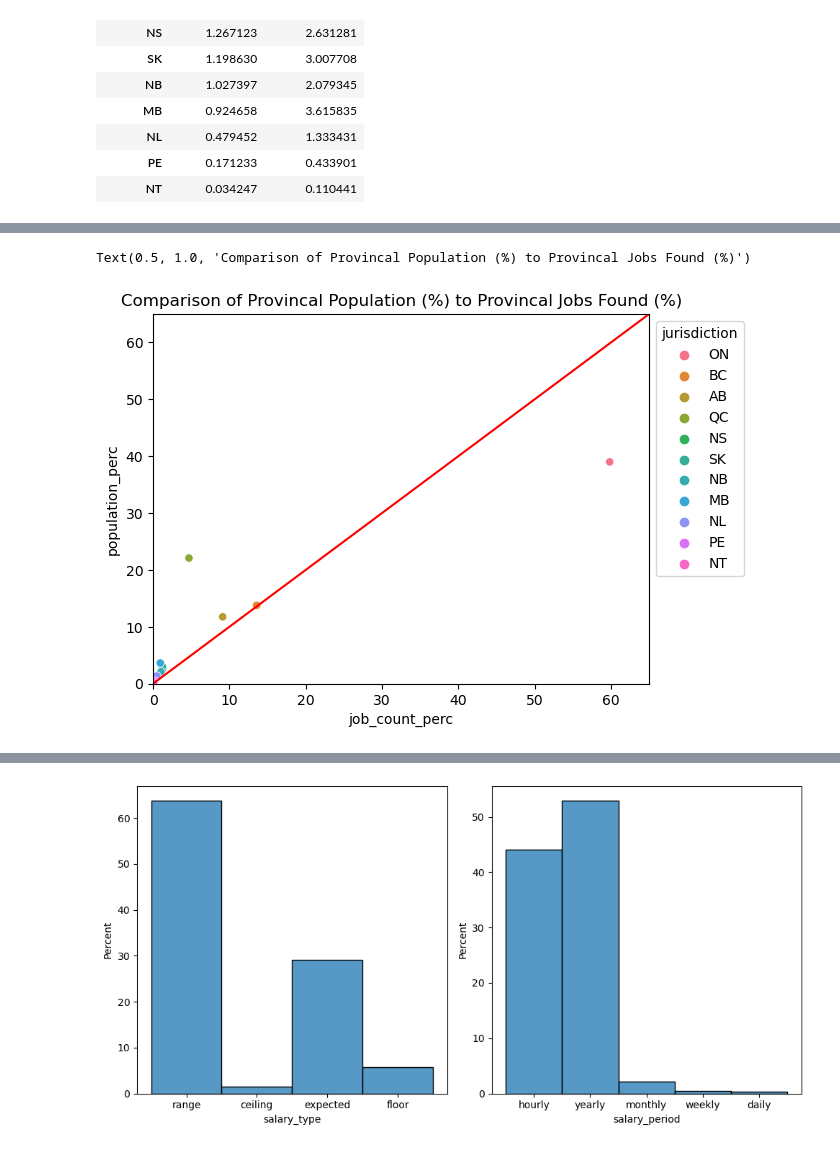
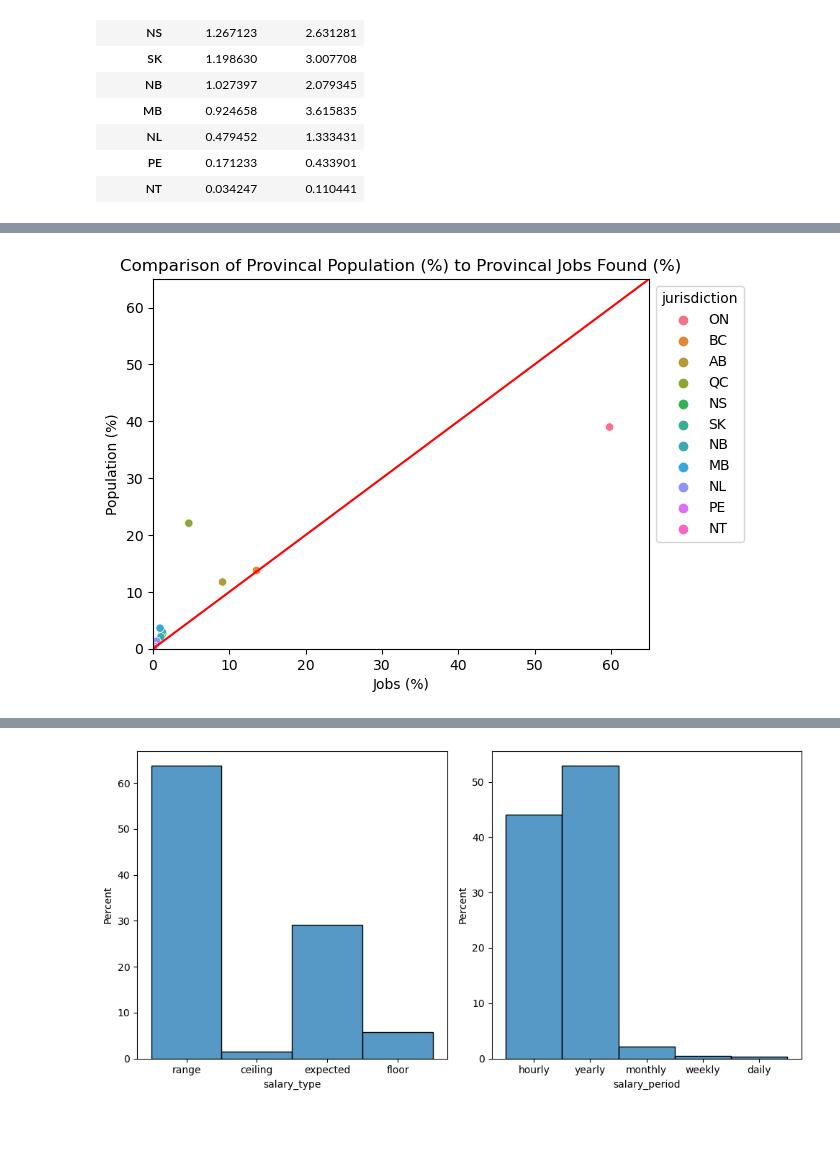
Before and after one commit to pkrishen/Data-Job-Analysis, a Jupyter notebook: Job_Data_Analysis.ipynb, the cells around one changed output, grey strips where cells are left out. Saved outputs shown, nothing was run; the diff lists cells and outputs as text; code cells hidden in the pictures.

```diff
--- a/Job_Data_Analysis.ipynb
+++ b/Job_Data_Analysis.ipynb
@@ -143,16 +159,19 @@ population_merged.head()
 # %%
 sns.scatterplot(data = population_merged, x='job_count_perc', y='population_perc', hue = population_merged.index)
 
 axis_lim = 65
 
 plt.xlim(0,axis_lim)
 plt.ylim(0,axis_lim)
 
 plt.plot([0,axis_lim], [0,axis_lim], color = 'red')
 
 plt.legend(title='jurisdiction', bbox_to_anchor=(1, 1), loc='upper left')
 
 plt.title(label="Comparison of Provincal Population (%) to Provincal Jobs Found (%)")
+plt.xlabel("Jobs (%)")
+plt.ylabel("Population (%)")
+
+plt.show()
 # %% [output]
-Text(0.5, 1.0, 'Comparison of Provincal Population (%) to Provincal Jobs Found (%)')
-[figure, old version]
+[figure, new version]
```
Also changed, not shown: parts of 22 cells of this notebook.
